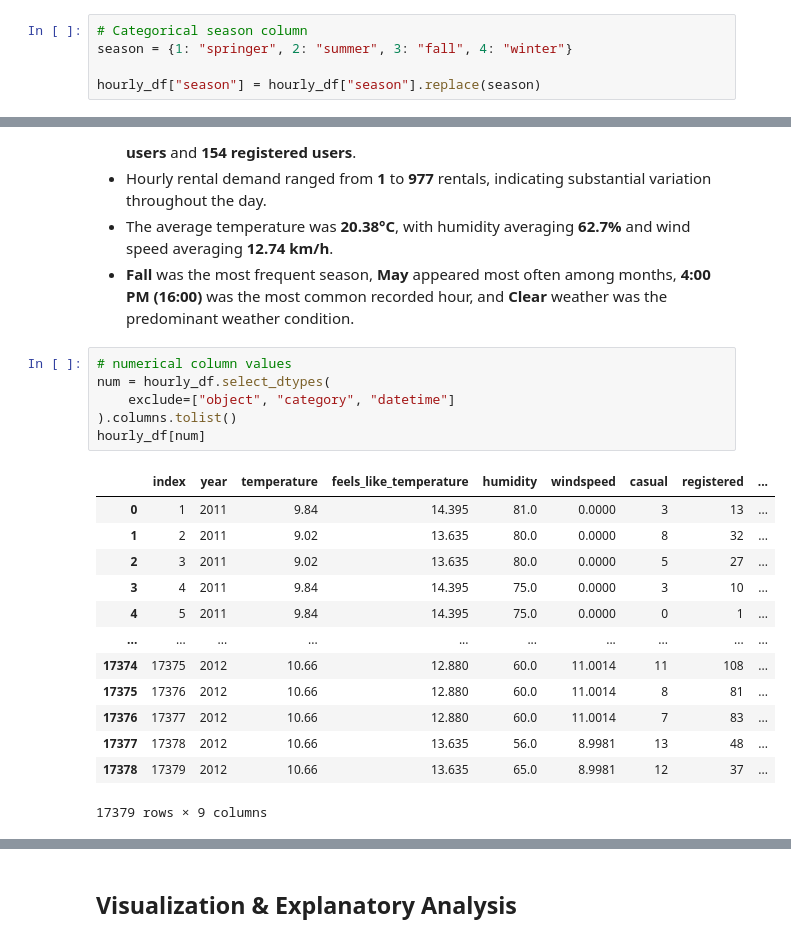
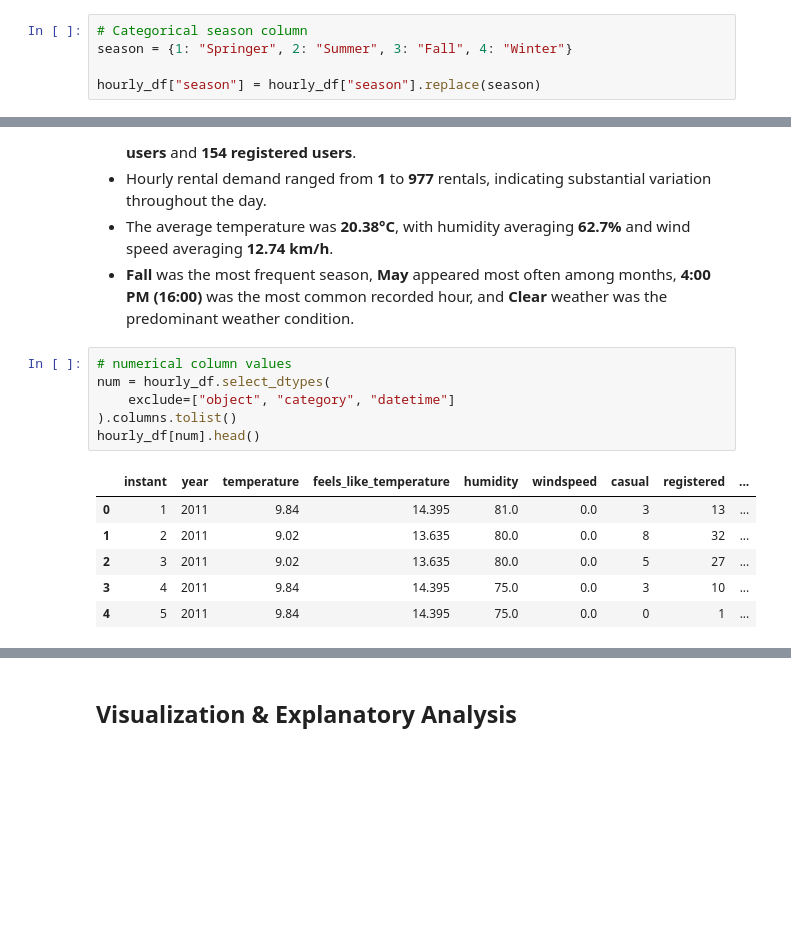
Before and after one commit to muchammadwr/bike-sharing-analytics, a Jupyter notebook: notebook.ipynb, the cells around one changed output, grey strips where cells are left out. Saved outputs shown, nothing was run; the diff lists cells and outputs as text; blank space fills up the shorter version.

```diff
--- a/notebook.ipynb
+++ b/notebook.ipynb
@@ -332,7 +339,7 @@ hourly_df.rename(columns=hourly_column, inplace=True)
 hourly_df["date"] = pd.to_datetime(hourly_df["date"])
 # %%
 # Categorical season column
-season = {1: "springer", 2: "summer", 3: "fall", 4: "winter"}
+season = {1: "Springer", 2: "Summer", 3: "Fall", 4: "Winter"}
 
 hourly_df["season"] = hourly_df["season"].replace(season)
 # %%
@@ -711,23 +713,16 @@ Based on the descriptive statistics:
 # %%
 # numerical column values
 num = hourly_df.select_dtypes(
     exclude=["object", "category", "datetime"]
 ).columns.tolist()
-hourly_df[num]
+hourly_df[num].head()
 # %% [output]
-|  | index | year | temperature | feels_like_temperature | humidity | windspeed | casual | registered | ... |
-| 0 | 1 | 2011 | 9.84 | 14.395 | 81.0 | 0.0000 | 3 | 13 | ... |
-| 1 | 2 | 2011 | 9.02 | 13.635 | 80.0 | 0.0000 | 8 | 32 | ... |
-| 2 | 3 | 2011 | 9.02 | 13.635 | 80.0 | 0.0000 | 5 | 27 | ... |
-| 3 | 4 | 2011 | 9.84 | 14.395 | 75.0 | 0.0000 | 3 | 10 | ... |
-| 4 | 5 | 2011 | 9.84 | 14.395 | 75.0 | 0.0000 | 0 | 1 | ... |
-| ... | ... | ... | ... | ... | ... | ... | ... | ... | ... |
-| 17374 | 17375 | 2012 | 10.66 | 12.880 | 60.0 | 11.0014 | 11 | 108 | ... |
-| 17375 | 17376 | 2012 | 10.66 | 12.880 | 60.0 | 11.0014 | 8 | 81 | ... |
-| 17376 | 17377 | 2012 | 10.66 | 12.880 | 60.0 | 11.0014 | 7 | 83 | ... |
-| 17377 | 17378 | 2012 | 10.66 | 13.635 | 56.0 | 8.9981 | 13 | 48 | ... |
-| 17378 | 17379 | 2012 | 10.66 | 13.635 | 65.0 | 8.9981 | 12 | 37 | ... |
+|  | instant | year | temperature | feels_like_temperature | humidity | windspeed | casual | registered | ... |
+| 0 | 1 | 2011 | 9.84 | 14.395 | 81.0 | 0.0 | 3 | 13 | ... |
+| 1 | 2 | 2011 | 9.02 | 13.635 | 80.0 | 0.0 | 8 | 32 | ... |
+| 2 | 3 | 2011 | 9.02 | 13.635 | 80.0 | 0.0 | 5 | 27 | ... |
+| 3 | 4 | 2011 | 9.84 | 14.395 | 75.0 | 0.0 | 3 | 10 | ... |
+| 4 | 5 | 2011 | 9.84 | 14.395 | 75.0 | 0.0 | 0 | 1 | ... |
-17379 rows × 9 columns
 # %%
 # datetyme column values
 num = hourly_df.select_dtypes(include=["datetime"]).columns.tolist()
```
Also changed, not shown: parts of 86 cells of this notebook, 1 other file.
